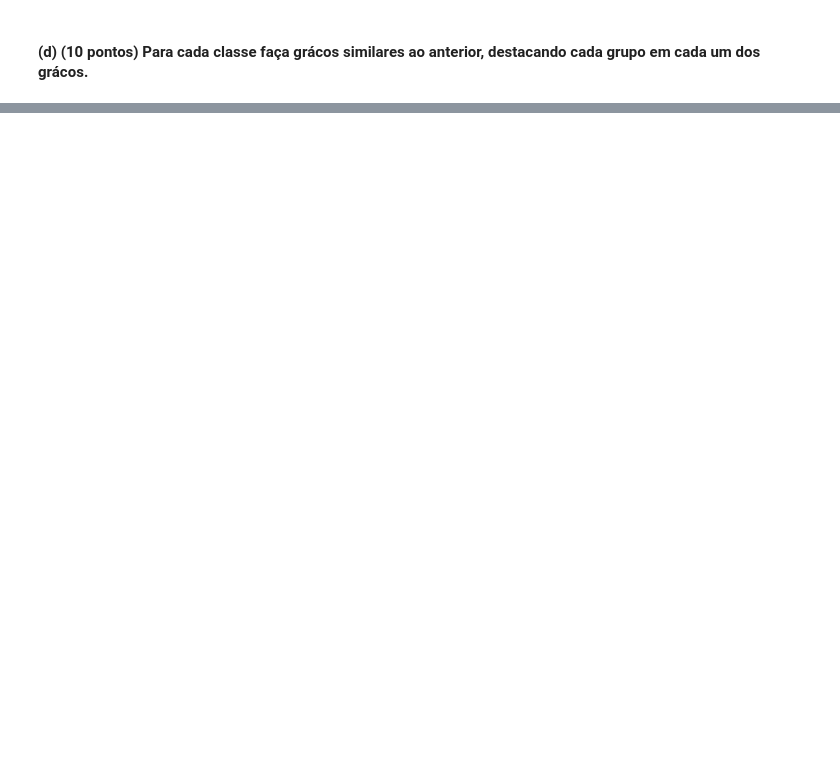
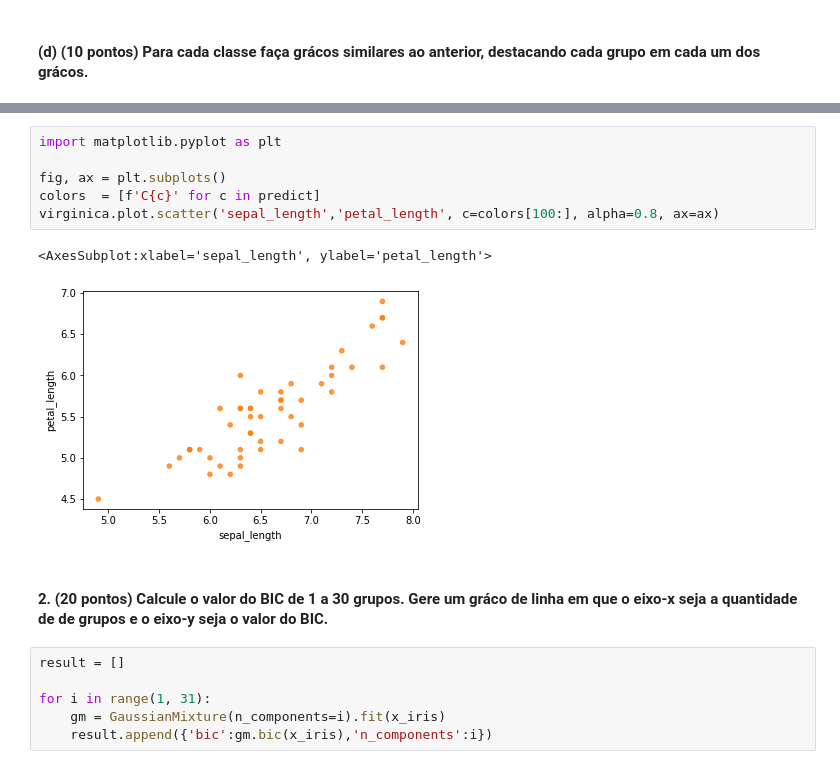
Before and after one commit to yuriresendematias/Aprendizagem-de-Maquina, a Jupyter notebook: Semana 10/Atividade10.ipynb, the cells around one changed output, grey strips where cells are left out. Drawn from its saved outputs; the diff is of its cells as text; blank space fills up the shorter version.

```diff
--- a/Semana 10/Atividade10.ipynb
+++ b/Semana 10/Atividade10.ipynb
@@ -139,0 +171,17 @@ g3.corr()
+# %%
+import matplotlib.pyplot as plt
+
+fig, ax = plt.subplots()
+colors  = [f'C{c}' for c in predict]
+virginica.plot.scatter('sepal_length','petal_length', c=colors[100:], alpha=0.8, ax=ax)
+# %% [output]
+<AxesSubplot:xlabel='sepal_length', ylabel='petal_length'>
+[figure, added]
+# %% [markdown]
+#### 2. (20 pontos) Calcule o valor do BIC de 1 a 30 grupos. Gere um gráco de linha em que o eixo-x seja a quantidade de de grupos e o eixo-y seja o valor do BIC.
+# %%
+result = []
+
+for i in range(1, 31):
+    gm = GaussianMixture(n_components=i).fit(x_iris)
+    result.append({'bic':gm.bic(x_iris),'n_components':i})
```
Also changed, not shown: parts of 15 cells of this notebook.
